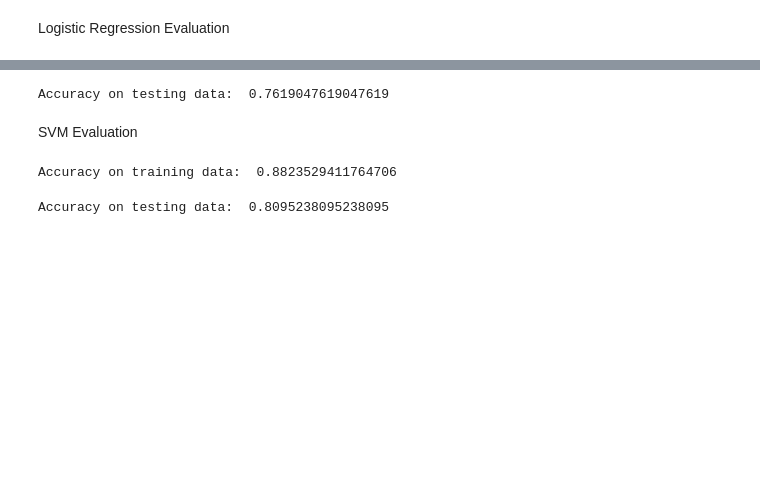
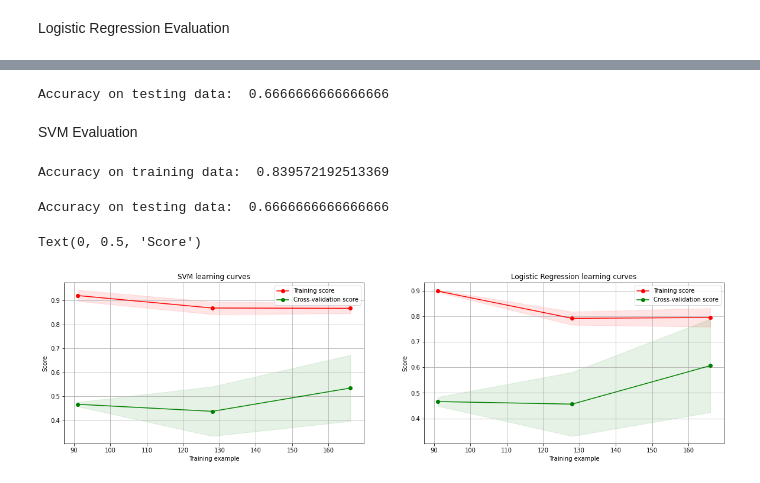
Before and after one commit to Mo-Abdelhameed/Machine-Learning, a Jupyter notebook: Sonar rock vs mine prediction/RockVsMine.ipynb, the cells around one changed output, grey strips where cells are left out. Saved outputs shown, nothing was run; the diff lists cells and outputs as text; code cells hidden in the pictures; blank space fills up the shorter version.

Commit message:
learning curves

```diff
--- a/Sonar rock vs mine prediction/RockVsMine.ipynb
+++ b/Sonar rock vs mine prediction/RockVsMine.ipynb
@@ -53,7 +55,7 @@ sonar_data.groupby(60).mean()
 2 rows × 60 columns
 # %%
 #Seperate data and labels
-X = sonar_data.drop(columns=60, axis=1)
+X = sonar_data.drop(columns=[60,59,58,57,56,55,54,53,52,51,50,49,48,47,46,45,44,43,42,41,40], axis=1)
 Y = sonar_data[60]
 # %% [markdown]
 Training and Testing data
@@ -62,9 +64,9 @@ X_train, X_test, Y_train, Y_test = train_test_split(X, Y, test_size = 0.1, strat
 # %% [markdown]
 Model Training
 # %%
-logistic_regression = LogisticRegression()
+logistic_regression = LogisticRegression(C=1)
 logistic_regression.fit(X_train, Y_train)
 
-svm = SVC()
+svm = SVC(kernel='rbf', C=1)
 svm.fit(X_train, Y_train)
 # %% [output]
@@ -84,7 +86,7 @@ testing_prediction = logistic_regression.predict(X_test)
 testing_accuracy = accuracy_score(testing_prediction, Y_test)
 print("Accuracy on testing data: ", testing_accuracy)
 # %% [output]
-Accuracy on testing data:  0.7619047619047619
+Accuracy on testing data:  0.6666666666666666
 # %% [markdown]
 SVM Evaluation
 # %%
@@ -93,11 +95,79 @@ training_prediction = svm.predict(X_train)
 training_accuracy = accuracy_score(training_prediction, Y_train)
 print("Accuracy on training data: ", training_accuracy)
 # %% [output]
-Accuracy on training data:  0.8823529411764706
+Accuracy on training data:  0.839572192513369
 # %%
 #Accuracy of testing data for SVM
 testing_prediction = svm.predict(X_test)
 testing_accuracy = accuracy_score(testing_prediction, Y_test)
 print("Accuracy on testing data: ", testing_accuracy)
 # %% [output]
-Accuracy on testing data:  0.8095238095238095
+Accuracy on testing data:  0.6666666666666666
+# %%
+
+
+train_sizes, train_scores, test_scores = learning_curve(svm, X, Y)
+train_scores_mean = np.mean(train_scores, axis=1)
+train_scores_std = np.std(train_scores, axis=1)
+test_scores_mean = np.mean(test_scores, axis=1)
+test_scores_std = np.std(test_scores, axis=1)
+
+_, axes = plt.subplots(1, 2, figsize=(20, 5))
+axes[0].fill_between(
+        train_sizes,
+        train_scores_mean - train_scores_std,
+        train_scores_mean + train_scores_std,
+        alpha=0.1,
+        color="r",
+)
+
+axes[0].plot(train_sizes, train_scores_mean, "o-", color="r", label="Training score")
+
+axes[0].fill_between(
+        train_sizes,
+        test_scores_mean - test_scores_std,
+        test_scores_mean + test_scores_std,
+        alpha=0.1,
+        color="g",
+)
+axes[0].plot(train_sizes, test_scores_mean, "o-", color="g", label="Cross-validation score")
+axes[0].grid()
+axes[0].legend()
+
+train_sizes, train_scores, test_scores = learning_curve(logistic_regression, X, Y)
+train_scores_mean = np.mean(train_scores, axis=1)
+train_scores_std = np.std(train_scores, axis=1)
+test_scores_mean = np.mean(test_scores, axis=1)
+test_scores_std = np.std(test_scores, axis=1)
+
+axes[1].fill_between(
+        train_sizes,
+        train_scores_mean - train_scores_std,
+        train_scores_mean + train_scores_std,
+        alpha=0.1,
+        color="r",
+)
+
+axes[1].plot(train_sizes, train_scores_mean, "o-", color="r", label="Training score")
+
+axes[1].fill_between(
+        train_sizes,
+        test_scores_mean - test_scores_std,
+        test_scores_mean + test_scores_std,
+        alpha=0.1,
+        color="g",
+)
+axes[1].plot(train_sizes, test_scores_mean, "o-", color="g", label="Cross-validation score")
+axes[1].grid()
+axes[1].legend(loc='best')
+
+axes[0].set_title('SVM learning curves')
+axes[0].set_xlabel('Training example')
+axes[0].set_ylabel('Score')
+
+axes[1].set_title('Logistic Regression learning curves')
+axes[1].set_xlabel('Training example')
+axes[1].set_ylabel('Score')
+# %% [output]
+Text(0, 0.5, 'Score')
+[figure, added]
```
Also changed, not shown: parts of 4 cells of this notebook.
